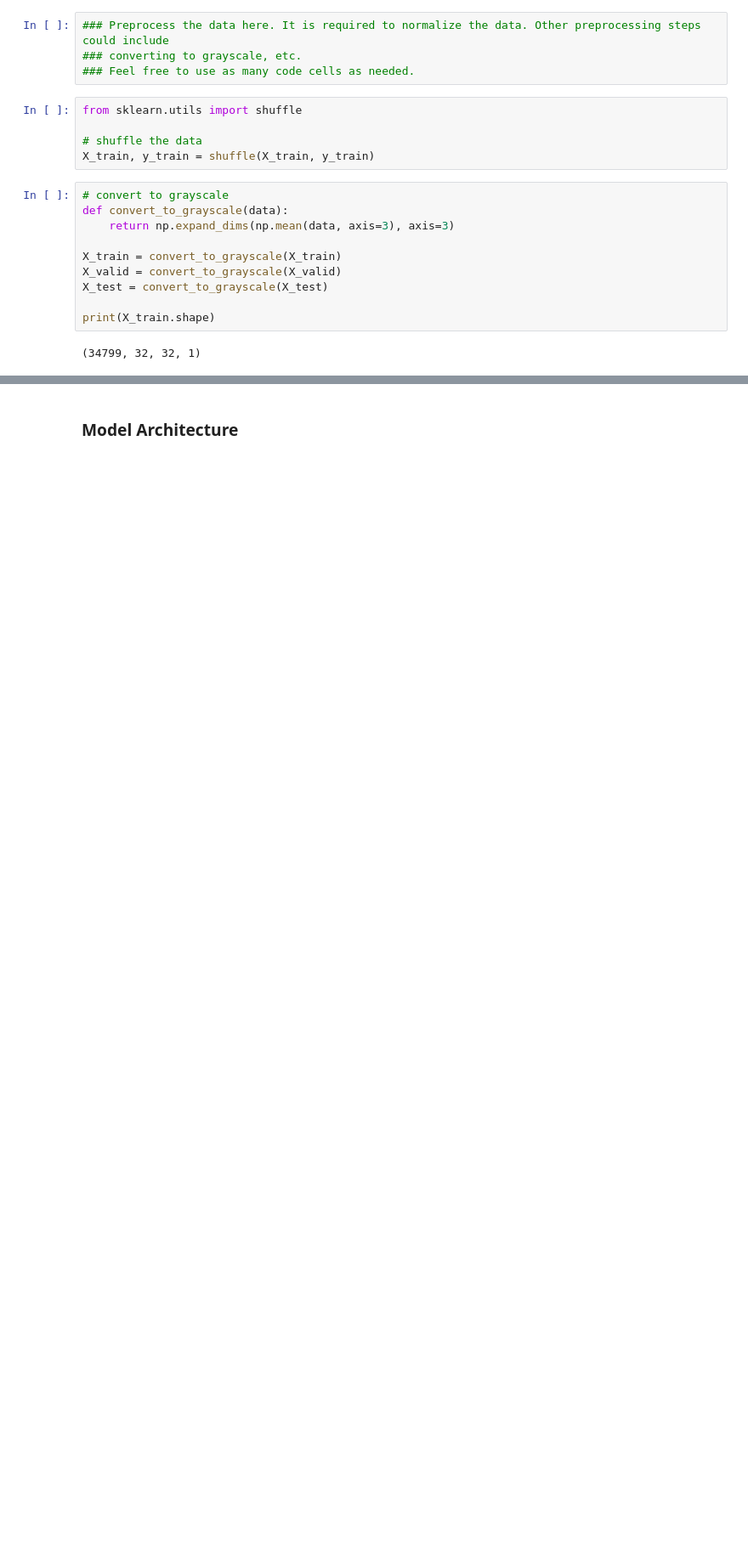
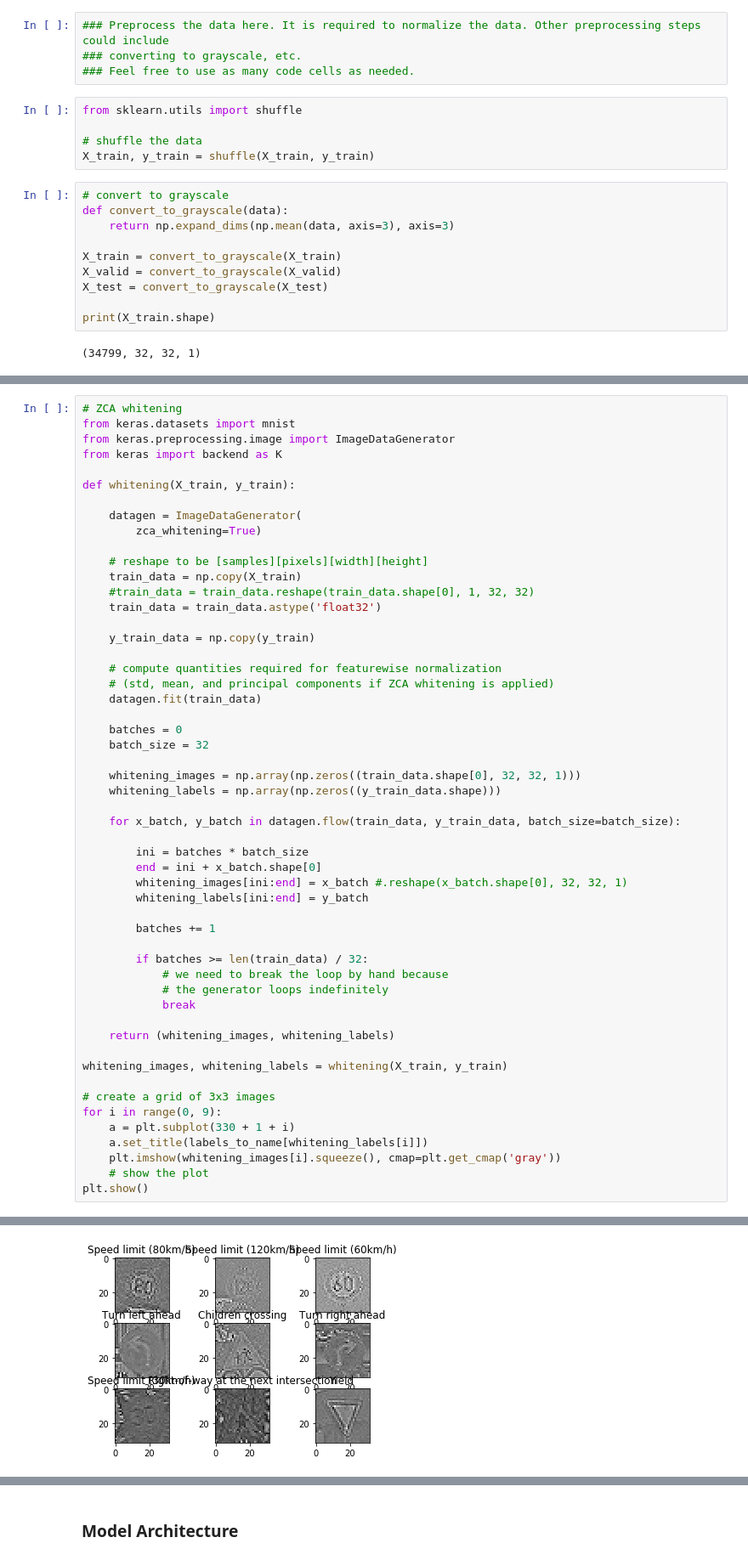
Before and after one commit to matheuslrsouza/CarND-Traffic-Sign-Classifier-Project, a Jupyter notebook: Traffic_Sign_Classifier.ipynb, the cells around one changed output, grey strips where cells are left out. Shown: that part at 85% size. Drawn from its saved outputs; the diff is of its cells as text; blank space fills up the shorter version.

```diff
--- a/Traffic_Sign_Classifier.ipynb
+++ b/Traffic_Sign_Classifier.ipynb
@@ -260,0 +260,54 @@ new_labels = np.copy(y_train)
+# %%
+# ZCA whitening
+from keras.datasets import mnist
+from keras.preprocessing.image import ImageDataGenerator
+from keras import backend as K
+
+def whitening(X_train, y_train):
+
+    datagen = ImageDataGenerator(
+        zca_whitening=True)
+
+    # reshape to be [samples][pixels][width][height]
+    train_data = np.copy(X_train)
+    #train_data = train_data.reshape(train_data.shape[0], 1, 32, 32)
+    train_data = train_data.astype('float32')
+
+    y_train_data = np.copy(y_train)
+
+    # compute quantities required for featurewise normalization
+    # (std, mean, and principal components if ZCA whitening is applied)
+    datagen.fit(train_data)
+
+    batches = 0
+    batch_size = 32
+
+    whitening_images = np.array(np.zeros((train_data.shape[0], 32, 32, 1)))
+    whitening_labels = np.array(np.zeros((y_train_data.shape)))
+
+    for x_batch, y_batch in datagen.flow(train_data, y_train_data, batch_size=batch_size):
+
+        ini = batches * batch_size
+        end = ini + x_batch.shape[0]
+        whitening_images[ini:end] = x_batch #.reshape(x_batch.shape[0], 32, 32, 1)
+        whitening_labels[ini:end] = y_batch
+
+        batches += 1
+
+        if batches >= len(train_data) / 32:
+            # we need to break the loop by hand because
+            # the generator loops indefinitely
+            break
+
+    return (whitening_images, whitening_labels)
+
+whitening_images, whitening_labels = whitening(X_train, y_train)
+
+# create a grid of 3x3 images
+for i in range(0, 9):
+    a = plt.subplot(330 + 1 + i)
+    a.set_title(labels_to_name[whitening_labels[i]])
+    plt.imshow(whitening_images[i].squeeze(), cmap=plt.get_cmap('gray'))
+    # show the plot
+plt.show()
+# %% [output]
@@ -261,3 +315,4 @@ new_labels = np.copy(y_train)
+[figure, added]
 # %%
 fig = plt.figure(figsize=(16, 16))
 
```
Also changed, not shown: parts of 18 cells of this notebook.
